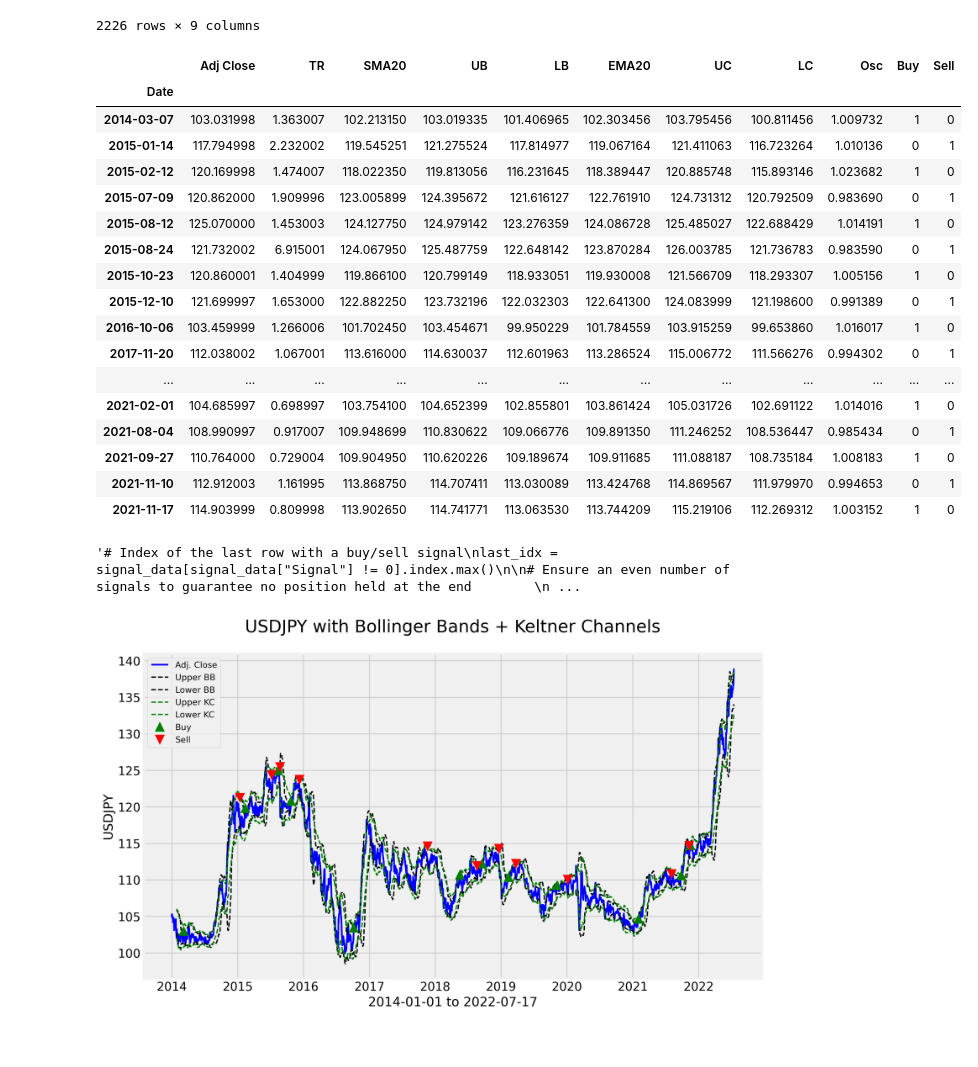
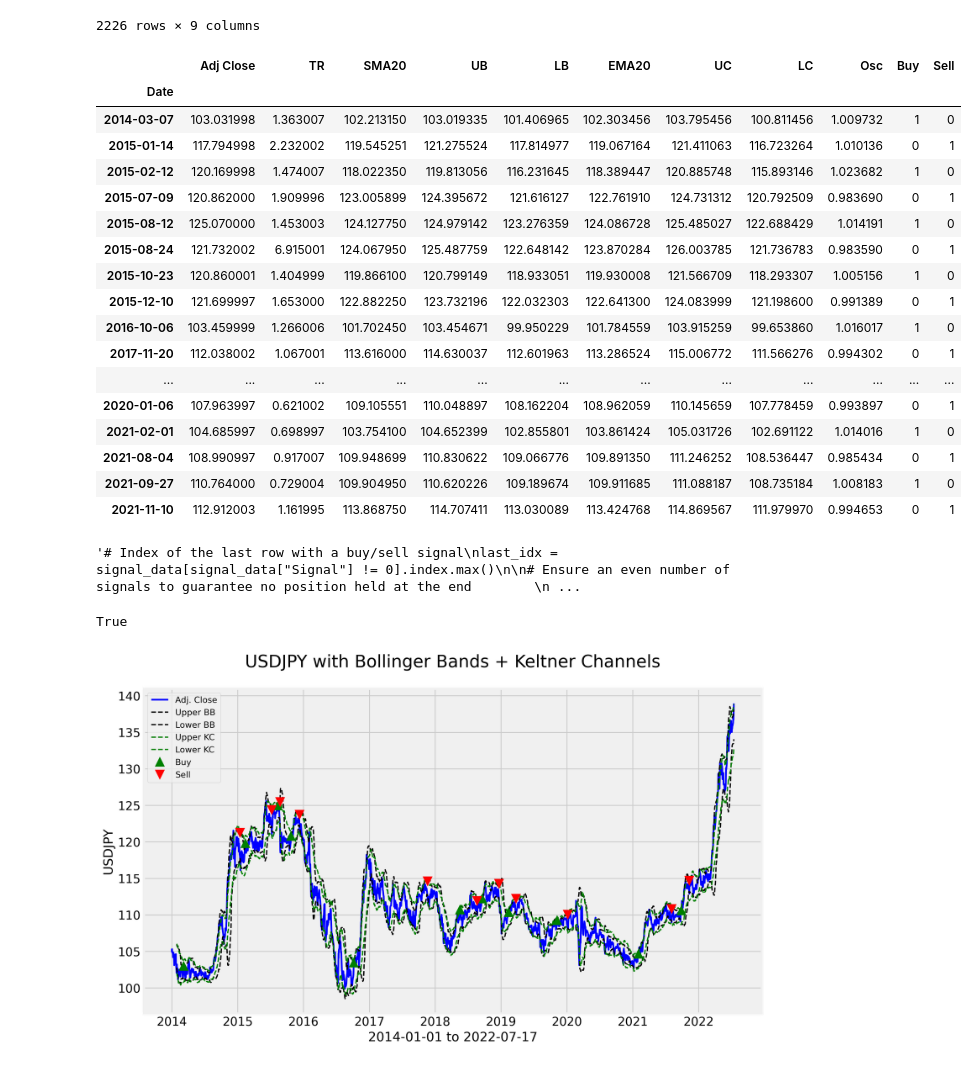
Before and after one commit to anlydeo/projects, a Jupyter notebook: Bollinger Bands + Keltner Channels.ipynb, the cells around one changed output. Saved outputs shown, nothing was run; the diff lists cells and outputs as text; code cells hidden in the pictures.

```diff
--- a/Bollinger Bands + Keltner Channels.ipynb
+++ b/Bollinger Bands + Keltner Channels.ipynb
@@ -37,7 +37,7 @@ n_kc = 20
 n_osc = 20
 k_bb = 2
 k_kc = 2
-squeeze_time = 2
+squeeze_time = 1
 
 def get_data(ticker, start_date, end_date):
 
@@ -311,11 +311,11 @@ def signals(data, squeeze_period):
     sell_idxes = []
 
     for i, buy_idx in enumerate(pre_buy_idxes):
-        if buy_idx in at_buy_idxes and set(pre_buy_idxes[i:i-squeeze_time:-1]).issubset(pre_buy_idxes) and pre_buy_idxes[i:i-squeeze_time:-1].size != 0:
+        if buy_idx in at_buy_idxes and set([buy_idx - x for x in range(squeeze_time)]) == set(pre_buy_idxes[i:i-squeeze_time:-1]) and pre_buy_idxes[i:i-squeeze_time:-1].size != 0:
             buy_idxes.append(buy_idx)
 
     for j, sell_idx in enumerate(pre_sell_idxes):
-        if sell_idx in at_sell_idxes and set(pre_sell_idxes[j:j-squeeze_time:-1]).issubset(pre_sell_idxes) and pre_sell_idxes[j:j-squeeze_time:-1].size != 0:
+        if sell_idx in at_sell_idxes and set([sell_idx - y for y in range(squeeze_time)]) == set(pre_sell_idxes[j:j-squeeze_time:-1]) and pre_sell_idxes[j:j-squeeze_time:-1].size != 0:
             sell_idxes.append(sell_idx)
 
     np_buy_idxes = np.array(buy_idxes)
@@ -328,7 +328,7 @@ def signals(data, squeeze_period):
     counter = 0
 
     # len(buy_idxes) = 52, len(sell_idxes) = 43
-    while True:
+    while len(buy_idxes) > 0 and len(sell_idxes) > 0:
         if counter == 0:
             cur_buy_idx = buy_idxes[counter]
             cur_sell_idx = sell_idxes[counter]
@@ -356,71 +356,46 @@ def signals(data, squeeze_period):
                 else:
                     break
 
         final_buy_idxes.append(cur_buy_idx)
         final_sell_idxes.append(cur_sell_idx)
         counter += 1
 
     combined_data.iloc[final_buy_idxes, combined_data.columns.get_loc("Buy")] = 1
     combined_data.iloc[final_sell_idxes, combined_data.columns.get_loc("Sell")] = 1
 
+    # Index of the last row with a buy/sell signal
+    signal_rows = combined_data[(combined_data["Buy"] == 1) | (combined_data["Sell"] == 1)]
+    last_idx = signal_rows.index.max()
+
+    # Ensure an even number of signals to guarantee no position held at the end
+    if len(signal_rows) % 2 != 0:
+        combined_data.loc[last_idx, "Buy"] = 0
+        combined_data.loc[last_idx, "Sell"] = 0
+
     return combined_data
-
-
-    # -----------------------------------------------    NOT WORKING
-
-    """combined_data.iloc[buy_idxes, combined_data.columns.get_loc("Buy")] = 1
-    combined_data.iloc[sell_idxes, combined_data.columns.get_loc("Sell")] = 1
-    combined_data["Position"] = combined_data["Buy"].cumsum() - combined_data["Sell"].cumsum()
-
-    #combined_data["CumSum2"] = combined_data[(combined_data["Buy"] != 0) | (combined_data["Sell"] != 0)]["Position"].rolling(min_periods=2, window=2).sum()
-
-    for x, buy_idx in enumerate(buy_idxes):
-        if x == len(buy_idxes) - 1:
-            break
-        cur_pos = combined_data.iat[buy_idx, combined_data.columns.get_loc("Position")]
-        next_buy = combined_data.iat[buy_idxes[x+1], combined_data.columns.get_loc("Buy")]
-        next_pos = combined_data.iat[buy_idxes[x+1], combined_data.columns.get_loc("Position")]
-        if cur_pos == 1:
-            next_buy = 0
-        combined_data.loc[cur_pos == 1, ["Buy"]] = 26
-            #combined_data["Position"] = combined_data["Buy"].cumsum() - combined_data["Sell"].cumsum()
-
-    for y, sell_idx in enumerate(sell_idxes):
-        if y == len(sell_idxes) - 1:
-            break
-        if combined_data.iloc[sell_idx, combined_data.columns.get_loc("Sell")] == 1 and combined_data.iloc[sell_idx, combined_data.columns.get_loc("Position")] <= -1:
-            if combined_data.iloc[sell_idxes[y+1], combined_data.columns.get_loc("Sell")] == 1:
-                combined_data.iloc[sell_idxes[y+1], combined_data.columns.get_loc("Sell")] = 0
-                combined_data.iloc[sell_idxes[y+1], combined_data.columns.get_loc("Position")] = 0
-                combined_data["Position"] = combined_data["Buy"].cumsum() - combined_data["Sell"].cumsum()
-
-    return combined_data.dropna()"""
-
-    # -----------------------------------------------
 
 
 USDJPY_signals = signals(USDJPY_combined, squeeze_time)
 USDJPY_signals[(USDJPY_signals["Buy"] != 0) | ((USDJPY_signals["Sell"]) != 0)].head(50)
-#USDJPY_signals[abs(USDJPY_signals["CumSum2"]) <= 1]
 #USDJPY_signals
 # %% [output]
 |  | Adj Close | TR | SMA20 | UB | LB | EMA20 | UC | LC | Osc | Buy | Sell |
 | Date |  |  |  |  |  |  |  |  |  |  |  |
 | 2014-03-07 | 103.031998 | 1.363007 | 102.213150 | 103.019335 | 101.406965 | 102.303456 | 103.795456 | 100.811456 | 1.009732 | 1 | 0 |
 | 2015-01-14 | 117.794998 | 2.232002 | 119.545251 | 121.275524 | 117.814977 | 119.067164 | 121.411063 | 116.723264 | 1.010136 | 0 | 1 |
 | 2015-02-12 | 120.169998 | 1.474007 | 118.022350 | 119.813056 | 116.231645 | 118.389447 | 120.885748 | 115.893146 | 1.023682 | 1 | 0 |
 | 2015-07-09 | 120.862000 | 1.909996 | 123.005899 | 124.395672 | 121.616127 | 122.761910 | 124.731312 | 120.792509 | 0.983690 | 0 | 1 |
 | 2015-08-12 | 125.070000 | 1.453003 | 124.127750 | 124.979142 | 123.276359 | 124.086728 | 125.485027 | 122.688429 | 1.014191 | 1 | 0 |
 | 2015-08-24 | 121.732002 | 6.915001 | 124.067950 | 125.487759 | 122.648142 | 123.870284 | 126.003785 | 121.736783 | 0.983590 | 0 | 1 |
 | 2015-10-23 | 120.860001 | 1.404999 | 119.866100 | 120.799149 | 118.933051 | 119.930008 | 121.566709 | 118.293307 | 1.005156 | 1 | 0 |
 | 2015-12-10 | 121.699997 | 1.653000 | 122.882250 | 123.732196 | 122.032303 | 122.641300 | 124.083999 | 121.198600 | 0.991389 | 0 | 1 |
 | 2016-10-06 | 103.459999 | 1.266006 | 101.702450 | 103.454671 | 99.950229 | 101.784559 | 103.915259 | 99.653860 | 1.016017 | 1 | 0 |
 | 2017-11-20 | 112.038002 | 1.067001 | 113.616000 | 114.630037 | 112.601963 | 113.286524 | 115.006772 | 111.566276 | 0.994302 | 0 | 1 |
 | ... | ... | ... | ... | ... | ... | ... | ... | ... | ... | ... | ... |
+| 2020-01-06 | 107.963997 | 0.621002 | 109.105551 | 110.048897 | 108.162204 | 108.962059 | 110.145659 | 107.778459 | 0.993897 | 0 | 1 |
 | 2021-02-01 | 104.685997 | 0.698997 | 103.754100 | 104.652399 | 102.855801 | 103.861424 | 105.031726 | 102.691122 | 1.014016 | 1 | 0 |
 | 2021-08-04 | 108.990997 | 0.917007 | 109.948699 | 110.830622 | 109.066776 | 109.891350 | 111.246252 | 108.536447 | 0.985434 | 0 | 1 |
 | 2021-09-27 | 110.764000 | 0.729004 | 109.904950 | 110.620226 | 109.189674 | 109.911685 | 111.088187 | 108.735184 | 1.008183 | 1 | 0 |
 | 2021-11-10 | 112.912003 | 1.161995 | 113.868750 | 114.707411 | 113.030089 | 113.424768 | 114.869567 | 111.979970 | 0.994653 | 0 | 1 |
-| 2021-11-17 | 114.903999 | 0.809998 | 113.902650 | 114.741771 | 113.063530 | 113.744209 | 115.219106 | 112.269312 | 1.003152 | 1 | 0 |
 # %%
 # Fails
@@ -568,6 +576,10 @@ def test(df):
     return df["Buy"] > df["Sell"]
 
 b["yee"] = b.apply(test, axis=1)
+# %%
+set([1, 2, 3]) == set([3, 2, 1])
+# %% [output]
+True
 # %%
 def plot(ticker, signal_data):
 
```
Also changed, not shown: parts of 1 cell of this notebook.
